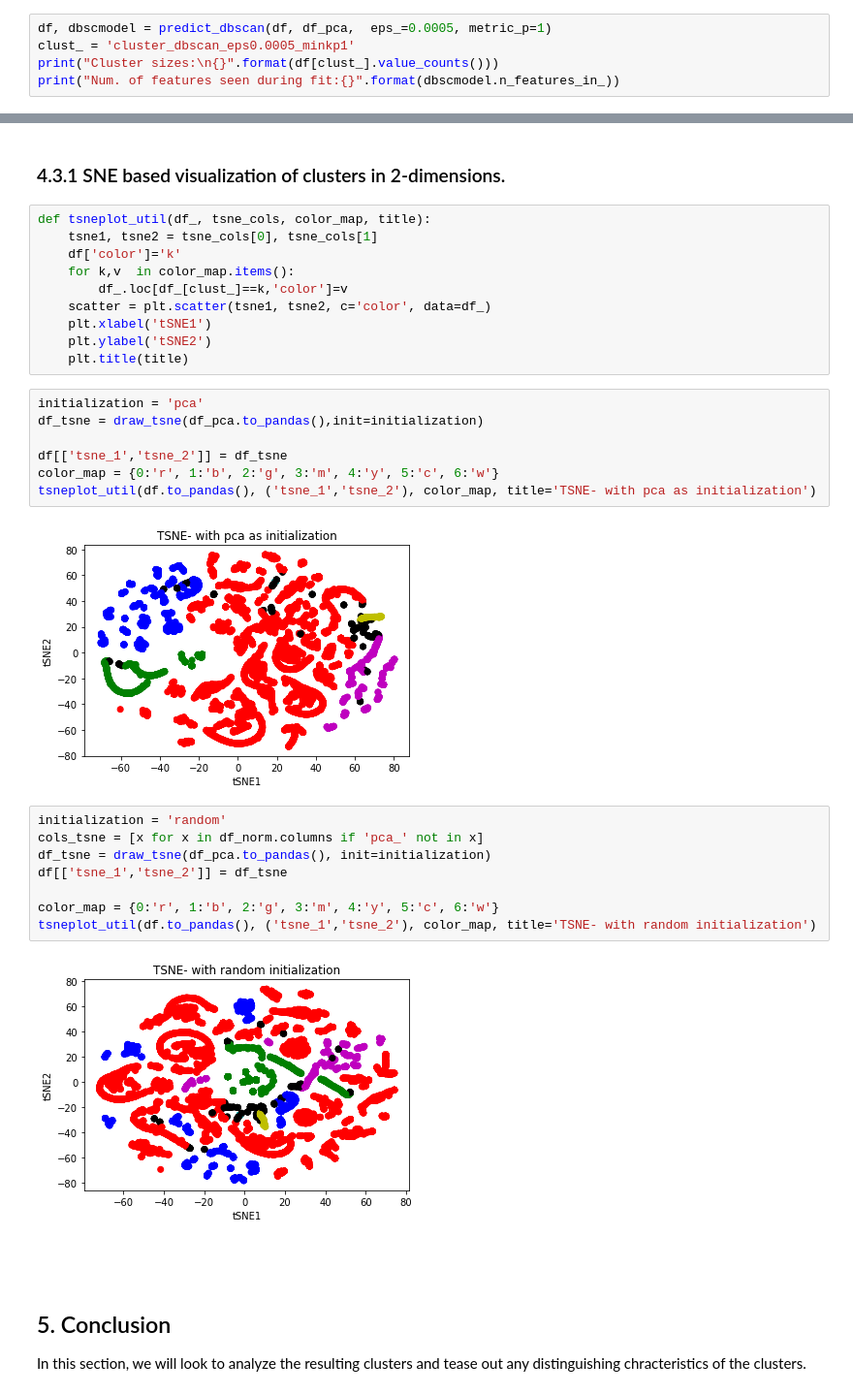
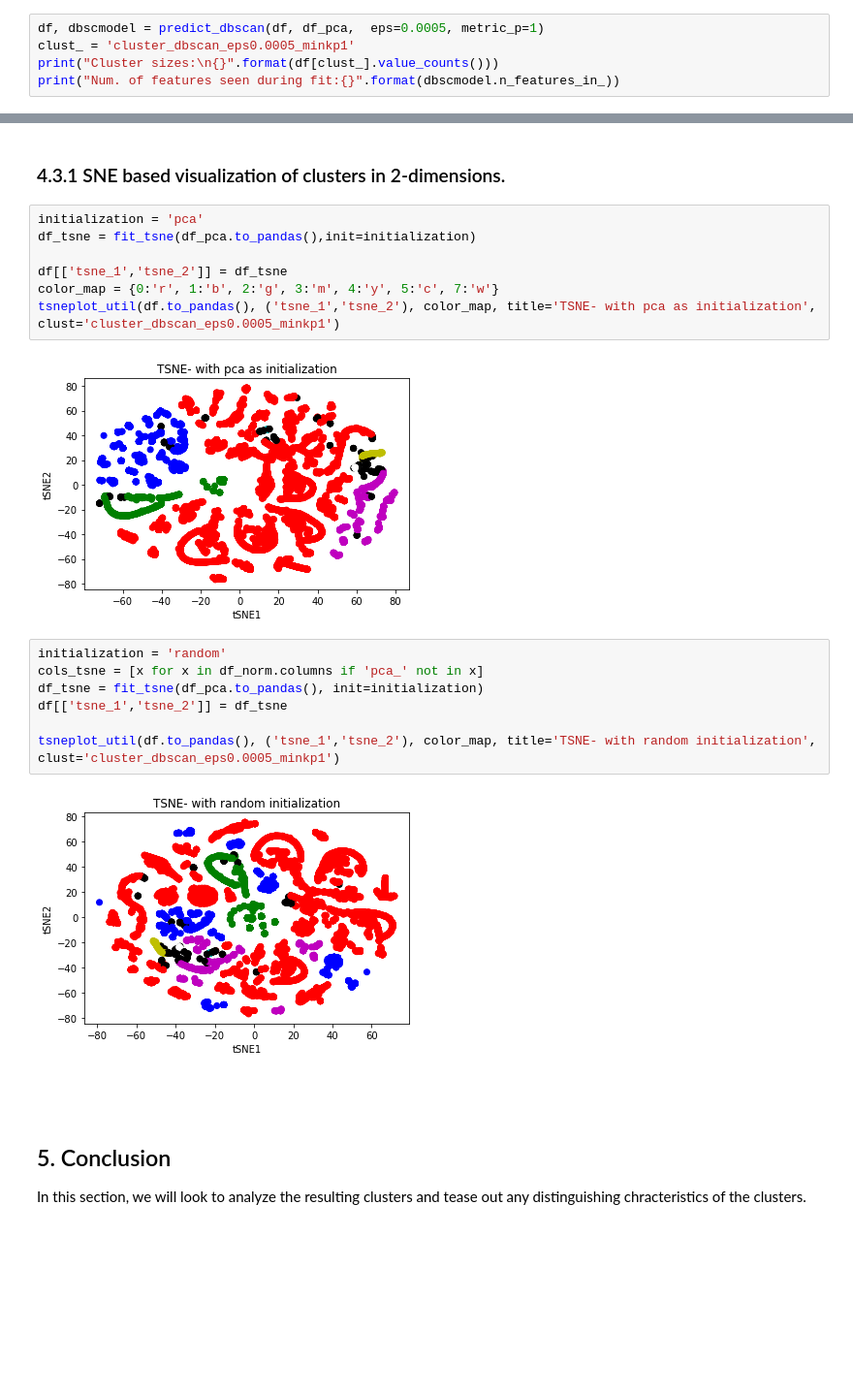
Before and after one commit to nv-morpheus/morpheus-experimental, a Jupyter notebook: asset-clustering/training-tuning-inference/experiment.ipynb, the cells around one changed output, grey strips where cells are left out. Shown at 97% size. Drawn from its saved outputs; the diff is of its cells as text; blank space fills up the shorter version.

```diff
--- a/asset-clustering/training-tuning-inference/experiment.ipynb
+++ b/asset-clustering/training-tuning-inference/experiment.ipynb
@@ -282,7 +282,7 @@ So in conclusion, we choose DBSCAN to be our clustering algorithm with $\epsilon
 
 We perform the dbscan fit using the parameters described above.
 # %%
-df, dbscmodel = predict_dbscan(df, df_pca,  eps_=0.0005, metric_p=1)
+df, dbscmodel = predict_dbscan(df, df_pca,  eps=0.0005, metric_p=1)
 clust_ = 'cluster_dbscan_eps0.0005_minkp1'
 print("Cluster sizes:\n{}".format(df[clust_].value_counts()))
 print("Num. of features seen during fit:{}".format(dbscmodel.n_features_in_))
@@ -302,35 +302,24 @@ Name: cluster_dbscan_eps0.0005_minkp1, dtype: int32
 Num. of features seen during fit:13
 # %% [markdown]
 ### 4.3.1 SNE based visualization of clusters in 2-dimensions.
-# %%
-def tsneplot_util(df_, tsne_cols, color_map, title):
-    tsne1, tsne2 = tsne_cols[0], tsne_cols[1]
-    df['color']='k'
-    for k,v  in color_map.items():
-        df_.loc[df_[clust_]==k,'color']=v
-    scatter = plt.scatter(tsne1, tsne2, c='color', data=df_)
-    plt.xlabel('tSNE1')
-    plt.ylabel('tSNE2')
-    plt.title(title)
 # %%
 initialization = 'pca'
-df_tsne = draw_tsne(df_pca.to_pandas(),init=initialization)
+df_tsne = fit_tsne(df_pca.to_pandas(),init=initialization)
 
 df[['tsne_1','tsne_2']] = df_tsne
-color_map = {0:'r', 1:'b', 2:'g', 3:'m', 4:'y', 5:'c', 6:'w'}
-tsneplot_util(df.to_pandas(), ('tsne_1','tsne_2'), color_map, title='TSNE- with pca as initialization')
+color_map = {0:'r', 1:'b', 2:'g', 3:'m', 4:'y', 5:'c', 7:'w'}
+tsneplot_util(df.to_pandas(), ('tsne_1','tsne_2'), color_map, title='TSNE- with pca as initialization', clust='cluster_dbscan_eps0.0005_minkp1')
 # %% [output]
-[figure, old version]
+[figure, new version]
 # %%
 initialization = 'random'
 cols_tsne = [x for x in df_norm.columns if 'pca_' not in x]
-df_tsne = draw_tsne(df_pca.to_pandas(), init=initialization)
+df_tsne = fit_tsne(df_pca.to_pandas(), init=initialization)
 df[['tsne_1','tsne_2']] = df_tsne
 
-color_map = {0:'r', 1:'b', 2:'g', 3:'m', 4:'y', 5:'c', 6:'w'}
-tsneplot_util(df.to_pandas(), ('tsne_1','tsne_2'), color_map, title='TSNE- with random initialization')
+tsneplot_util(df.to_pandas(), ('tsne_1','tsne_2'), color_map, title='TSNE- with random initialization', clust='cluster_dbscan_eps0.0005_minkp1')
 # %% [output]
-[figure, old version]
+[figure, new version]
 # %% [markdown]
 <br><br>
 ## 5. Conclusion
```
Also changed, not shown: parts of 12 cells of this notebook, 2 other files.
